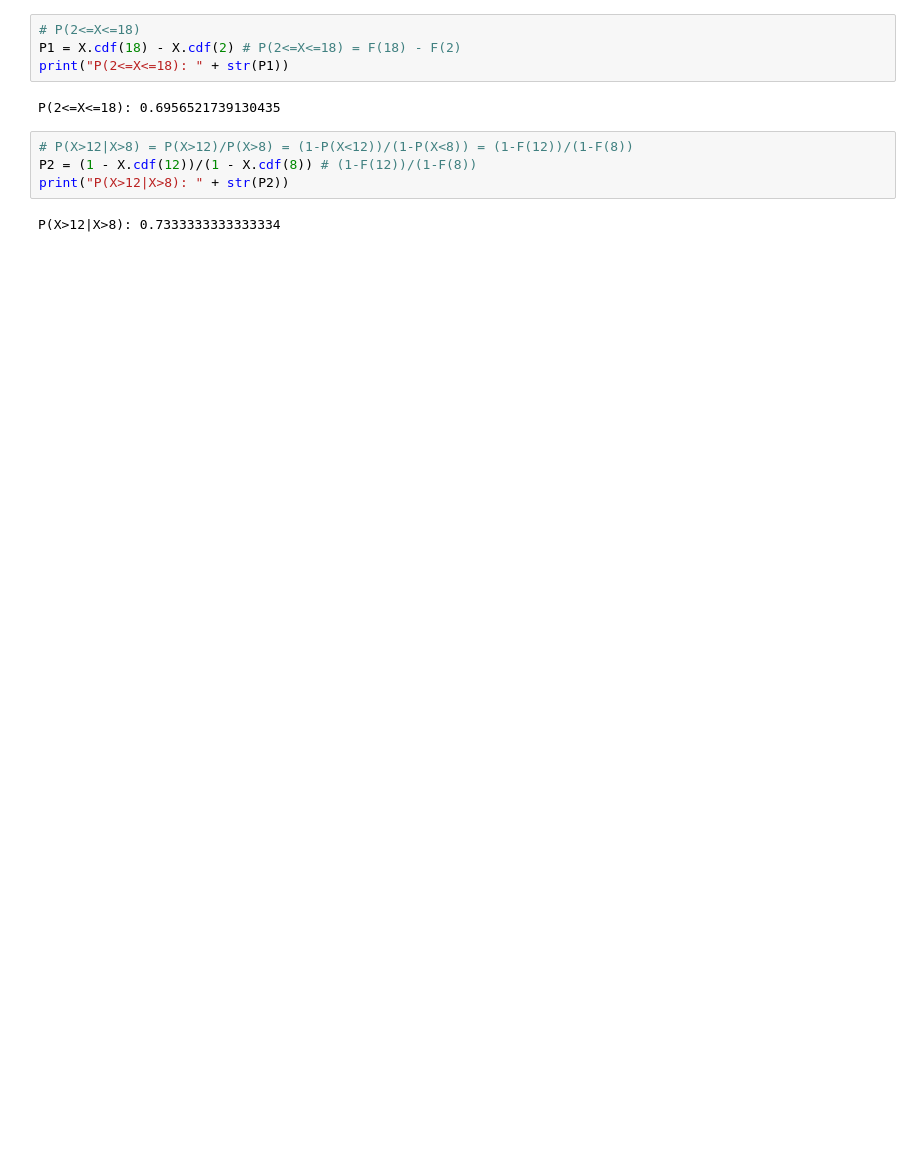
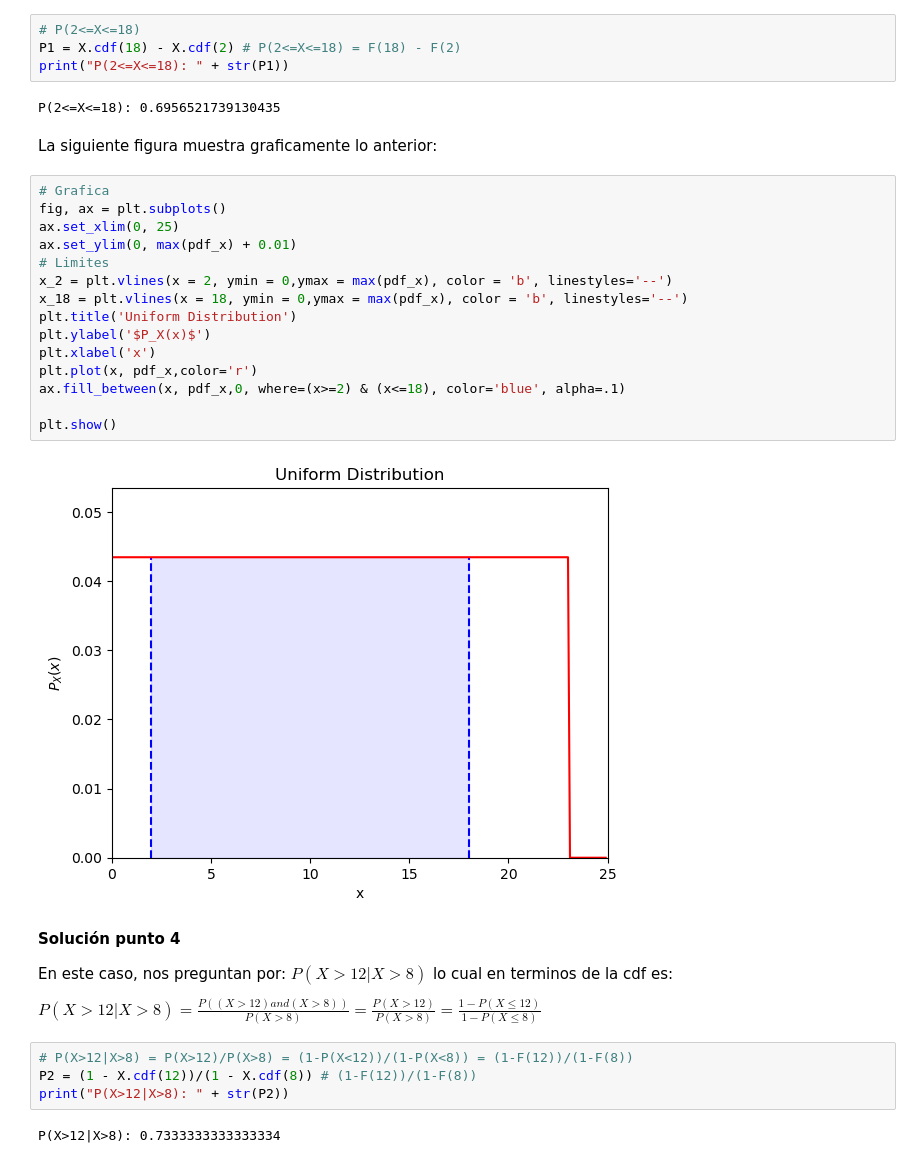
Before and after one commit to tigarto/curso_2023-1, a Jupyter notebook: variables_aleatorias_continuas/continua_uniforme.ipynb, the cells around one changed output. Cells and saved outputs as stored; diff of their text form; blank space fills up the shorter version.

```diff
--- a/variables_aleatorias_continuas/continua_uniforme.ipynb
+++ b/variables_aleatorias_continuas/continua_uniforme.ipynb
@@ -51,6 +87,31 @@ P1 = X.cdf(18) - X.cdf(2) # P(2<=X<=18) = F(18) - F(2)
 print("P(2<=X<=18): " + str(P1))
 # %% [output]
 P(2<=X<=18): 0.6956521739130435
+# %% [markdown]
+La siguiente figura muestra graficamente lo anterior:
+# %%
+# Grafica
+fig, ax = plt.subplots()
+ax.set_xlim(0, 25)
+ax.set_ylim(0, max(pdf_x) + 0.01)
+# Limites
+x_2 = plt.vlines(x = 2, ymin = 0,ymax = max(pdf_x), color = 'b', linestyles='--')
+x_18 = plt.vlines(x = 18, ymin = 0,ymax = max(pdf_x), color = 'b', linestyles='--')
+plt.title('Uniform Distribution')
+plt.ylabel('$P_X(x)$')
+plt.xlabel('x')
+plt.plot(x, pdf_x,color='r')
+ax.fill_between(x, pdf_x,0, where=(x>=2) & (x<=18), color='blue', alpha=.1)
+
+plt.show()
+# %% [output]
+[figure, added]
+# %% [markdown]
+**Solución punto 4**
+
+En este caso, nos preguntan por: $P(X>12|X>8)$ lo cual en terminos de la cdf es:
+
+$P(X>12|X>8) = \frac{P((X>12)and(X>8))}{P(X>8)} = \frac{P(X>12)}{P(X>8)} = \frac{1 - P(X \leq 12)}{1 - P(X \leq 8)}$
 # %%
 # P(X>12|X>8) = P(X>12)/P(X>8) = (1-P(X<12))/(1-P(X<8)) = (1-F(12))/(1-F(8))
 P2 = (1 - X.cdf(12))/(1 - X.cdf(8)) # (1-F(12))/(1-F(8))
```
Also changed, not shown: parts of 30 cells of this notebook.
